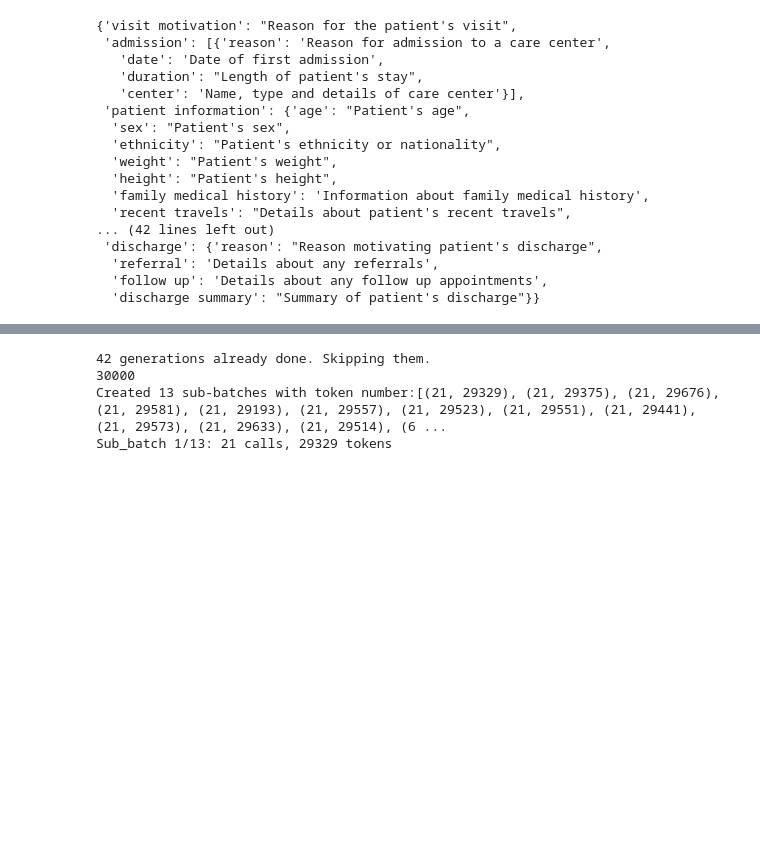
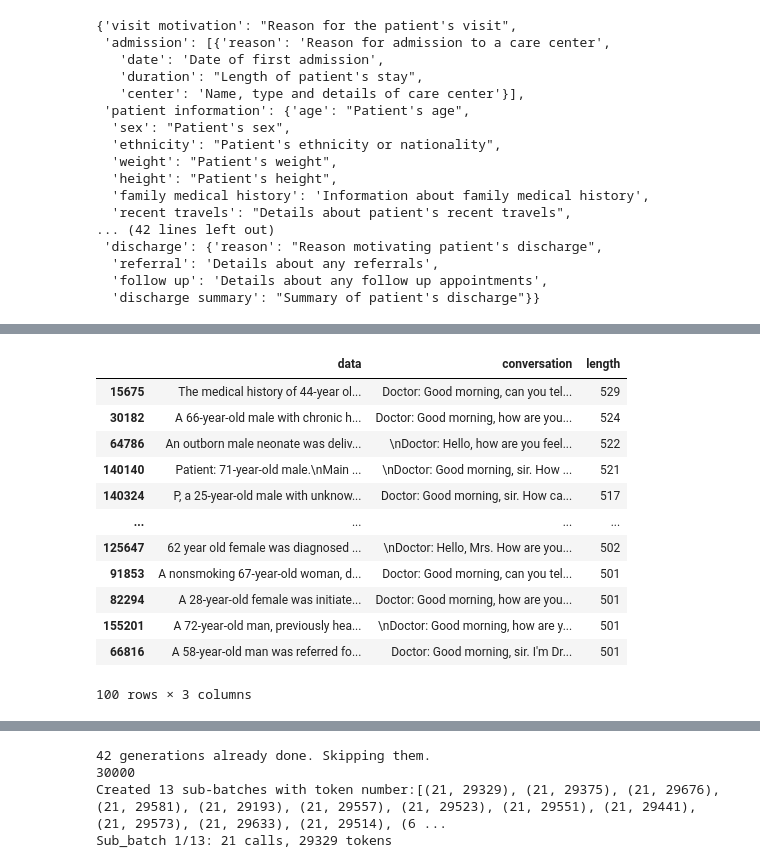
Before and after one commit to EPFL-IC-Make-Team/medinote, a Jupyter notebook: generation.ipynb, the cells around one changed output, grey strips where cells are left out. Drawn from its saved outputs; the diff is of its cells as text; code cells hidden in the pictures; blank space fills up the shorter version.

```diff
--- a/generation.ipynb
+++ b/generation.ipynb
@@ -149,0 +188,22 @@ notechat.to_json('data/NoteChat_sorted.jsonl', orient='records', lines=True)
+# %%
+notechat = pd.read_json('data/NoteChat.jsonl', orient='records', lines=True)
+#Sort by decreasing length of clinical note
+notechat['length'] = notechat['data'].apply(lambda x: count_tokens(x))
+notechat_token_sorted = notechat.sort_values(by=['length'], ascending=False)
+display(notechat_token_sorted.head(100))
+#notechat_token_sorted = notechat_token_sorted.drop(columns=['length'])
+notechat_token_sorted.to_json('data/NoteChat_sorted_token.jsonl', orient='records', lines=True)
+# %% [output]
+|  | data | conversation | length |
+| 15675 | The medical history of 44-year ol... | Doctor: Good morning, can you tel... | 529 |
+| 30182 | A 66-year-old male with chronic h... | Doctor: Good morning, how are you... | 524 |
+| 64786 | An outborn male neonate was deliv... | \nDoctor: Hello, how are you feel... | 522 |
+| 140140 | Patient: 71-year-old male.\nMain ... | \nDoctor: Good morning, sir. How ... | 521 |
+| 140324 | P, a 25-year-old male with unknow... | Doctor: Good morning, sir. How ca... | 517 |
+| ... | ... | ... | ... |
+| 125647 | 62 year old female was diagnosed ... | \nDoctor: Hello, Mrs. How are you... | 502 |
+| 91853 | A nonsmoking 67-year-old woman, d... | Doctor: Good morning, can you tel... | 501 |
+| 82294 | A 28-year-old female was initiate... | Doctor: Good morning, how are you... | 501 |
+| 155201 | A 72-year-old man, previously hea... | \nDoctor: Good morning, how are y... | 501 |
+| 66816 | A 58-year-old man was referred fo... | Doctor: Good morning, sir. I'm Dr... | 501 |
+100 rows × 3 columns
```
Also changed, not shown: parts of 5 cells of this notebook, 1 other file.
